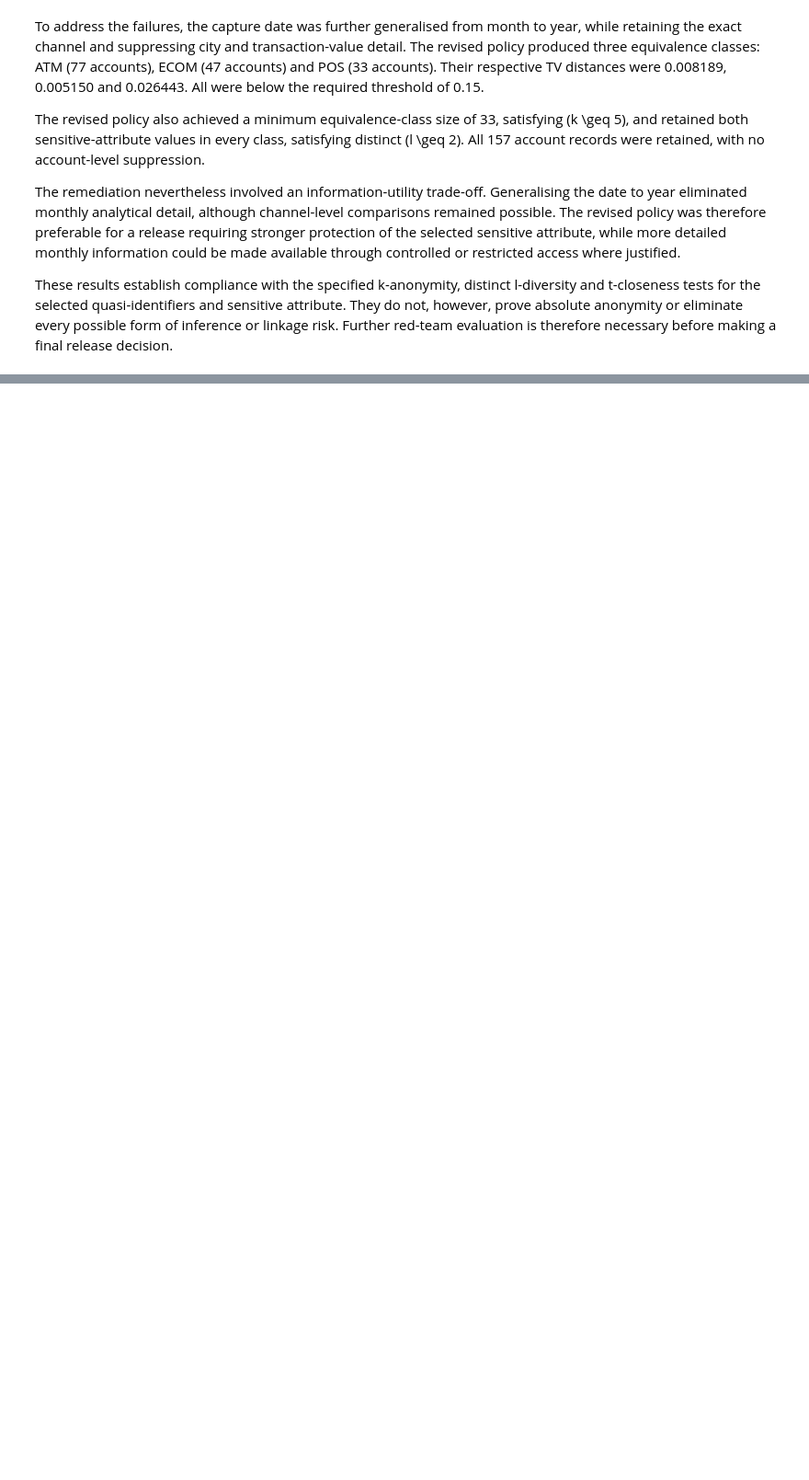
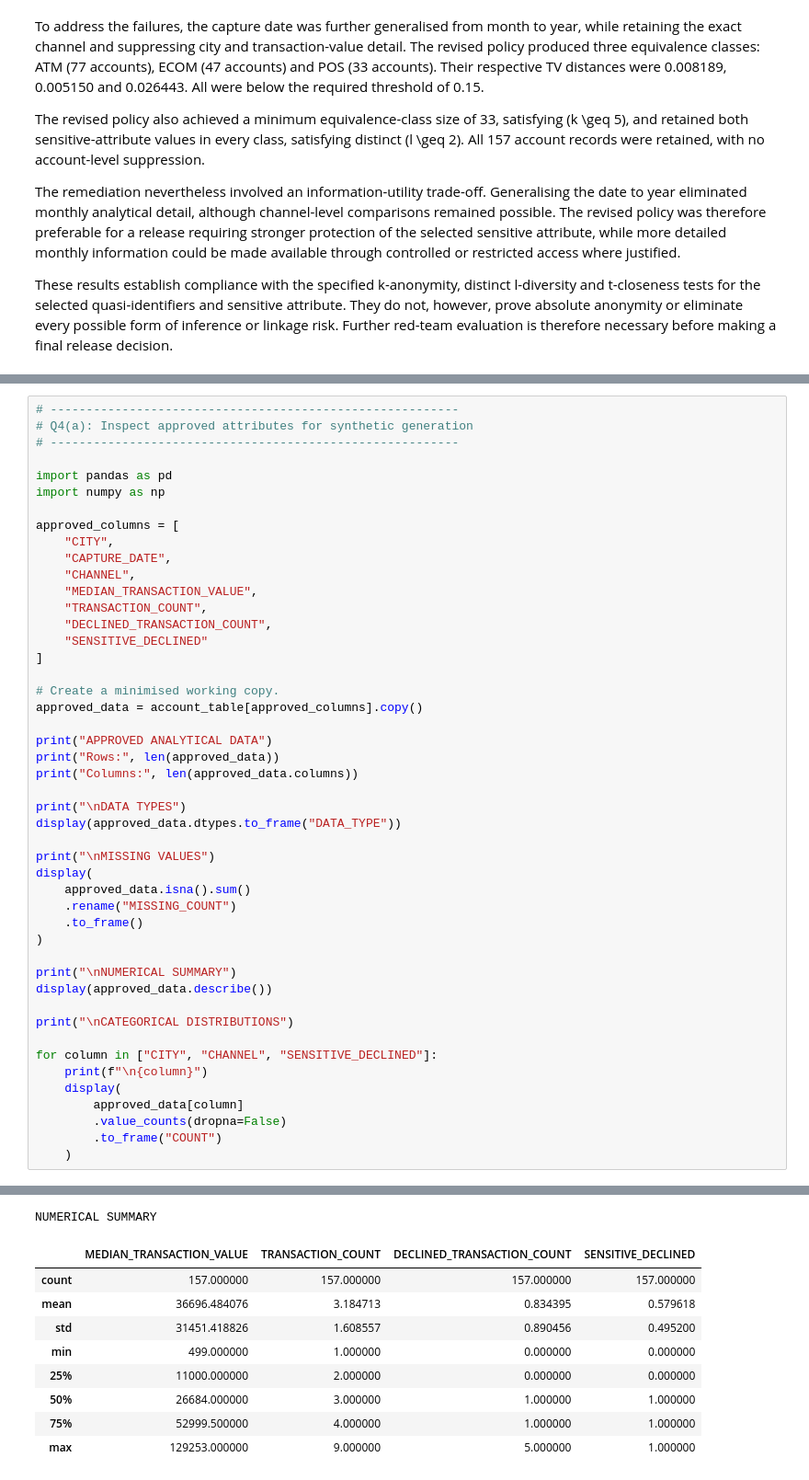
Before and after one commit to ictnsofu/ICD_5211_Data_Privacy_kampamba_nsofu_202609988, a Jupyter notebook: 202609988_Kampamba_Nsofu_ICD_5211.ipynb, the cells around one changed output, grey strips where cells are left out. Shown at 92% size. Drawn from its saved outputs; the diff is of its cells as text; blank space fills up the shorter version.

```diff
--- a/202609988_Kampamba_Nsofu_ICD_5211.ipynb
+++ b/202609988_Kampamba_Nsofu_ICD_5211.ipynb
@@ -6936,0 +7326,48 @@ These results establish compliance with the specified k-anonymity, distinct l-di
+# %%
+# ---------------------------------------------------------
+# Q4(a): Inspect approved attributes for synthetic generation
+# ---------------------------------------------------------
+
+import pandas as pd
+import numpy as np
+
+approved_columns = [
+    "CITY",
+    "CAPTURE_DATE",
+    "CHANNEL",
+    "MEDIAN_TRANSACTION_VALUE",
+    "TRANSACTION_COUNT",
+    "DECLINED_TRANSACTION_COUNT",
+    "SENSITIVE_DECLINED"
+]
+
+# Create a minimised working copy.
+approved_data = account_table[approved_columns].copy()
+
+print("APPROVED ANALYTICAL DATA")
+print("Rows:", len(approved_data))
+print("Columns:", len(approved_data.columns))
+
+print("\nDATA TYPES")
+display(approved_data.dtypes.to_frame("DATA_TYPE"))
+
+print("\nMISSING VALUES")
+display(
+    approved_data.isna().sum()
+    .rename("MISSING_COUNT")
+    .to_frame()
+)
+
+print("\nNUMERICAL SUMMARY")
+display(approved_data.describe())
+
+print("\nCATEGORICAL DISTRIBUTIONS")
+
+for column in ["CITY", "CHANNEL", "SENSITIVE_DECLINED"]:
+    print(f"\n{column}")
+    display(
+        approved_data[column]
+        .value_counts(dropna=False)
+        .to_frame("COUNT")
+    )
+# %% [output]
@@ -6936,0 +7396,10 @@ These results establish compliance with the specified k-anonymity, distinct l-di
+NUMERICAL SUMMARY
+|  | MEDIAN_TRANSACTION_VALUE | TRANSACTION_COUNT | DECLINED_TRANSACTION_COUNT | SENSITIVE_DECLINED |
+| count | 157.000000 | 157.000000 | 157.000000 | 157.000000 |
+| mean | 36696.484076 | 3.184713 | 0.834395 | 0.579618 |
+| std | 31451.418826 | 1.608557 | 0.890456 | 0.495200 |
+| min | 499.000000 | 1.000000 | 0.000000 | 0.000000 |
+| 25% | 11000.000000 | 2.000000 | 0.000000 | 0.000000 |
+| 50% | 26684.000000 | 3.000000 | 1.000000 | 1.000000 |
+| 75% | 52999.500000 | 4.000000 | 1.000000 | 1.000000 |
+| max | 129253.000000 | 9.000000 | 5.000000 | 1.000000 |
```
Also changed, not shown: parts of 13 cells of this notebook.
